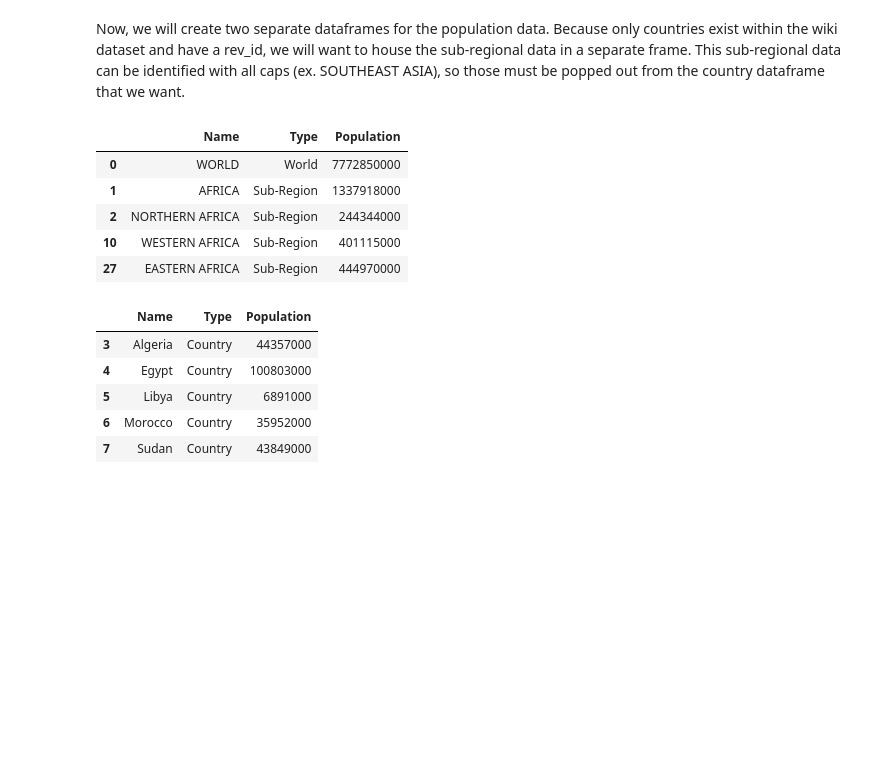
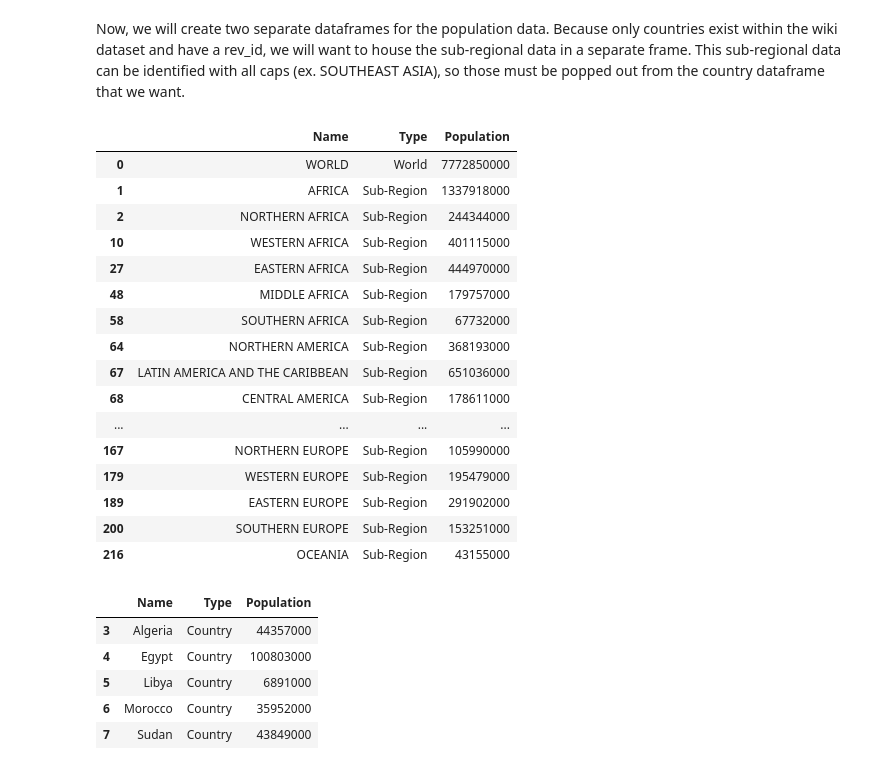
Before and after one commit to aly-such/data-512-a2, a Jupyter notebook: hcds_a2_bias.ipynb, the cells around one changed output. Drawn from its saved outputs; the diff is of its cells as text; code cells hidden in the pictures; blank space fills up the shorter version.

```diff
--- a/hcds_a2_bias.ipynb
+++ b/hcds_a2_bias.ipynb
@@ -98,14 +93,25 @@ country_pop = pop[~pop.Name.str.isupper()]
 # These rows will not have a match in paga_data.csv
 region_pop = pop[pop.Name.str.isupper()]
 # %%
-region_pop.head()
+region_pop
 # %% [output]
 |  | Name | Type | Population |
 | 0 | WORLD | World | 7772850000 |
 | 1 | AFRICA | Sub-Region | 1337918000 |
 | 2 | NORTHERN AFRICA | Sub-Region | 244344000 |
 | 10 | WESTERN AFRICA | Sub-Region | 401115000 |
 | 27 | EASTERN AFRICA | Sub-Region | 444970000 |
+| 48 | MIDDLE AFRICA | Sub-Region | 179757000 |
+| 58 | SOUTHERN AFRICA | Sub-Region | 67732000 |
+| 64 | NORTHERN AMERICA | Sub-Region | 368193000 |
+| 67 | LATIN AMERICA AND THE CARIBBEAN | Sub-Region | 651036000 |
+| 68 | CENTRAL AMERICA | Sub-Region | 178611000 |
+| ... | ... | ... | ... |
+| 167 | NORTHERN EUROPE | Sub-Region | 105990000 |
+| 179 | WESTERN EUROPE | Sub-Region | 195479000 |
+| 189 | EASTERN EUROPE | Sub-Region | 291902000 |
+| 200 | SOUTHERN EUROPE | Sub-Region | 153251000 |
+| 216 | OCEANIA | Sub-Region | 43155000 |
 # %%
 country_pop.head()
 # %% [output]
```
Also changed, not shown: parts of 29 cells of this notebook.
